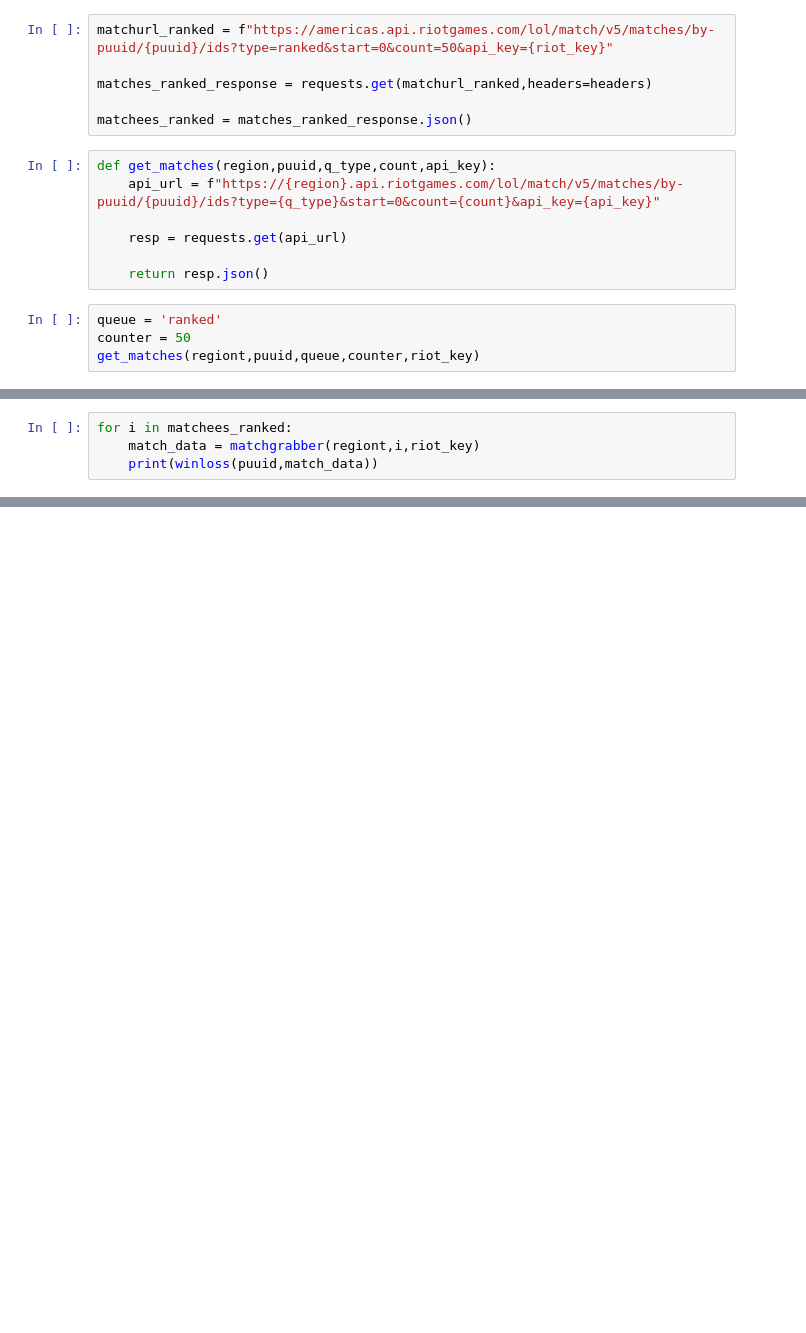
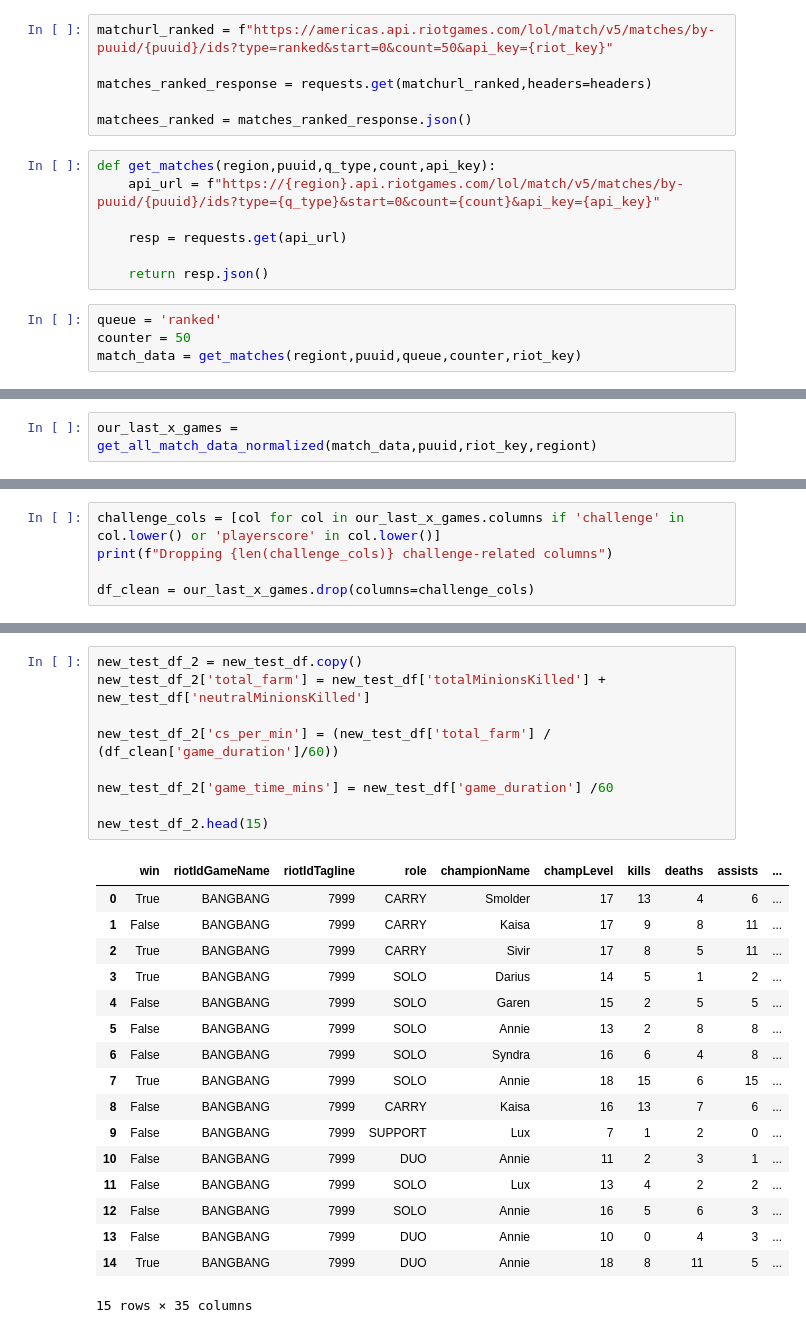
Before and after one commit to wg-999/leaguedata, a Jupyter notebook: notebooks/exploration/firsttests.ipynb, the cells around one changed output, grey strips where cells are left out. Drawn from its saved outputs; the diff is of its cells as text; blank space fills up the shorter version.

```diff
--- a/notebooks/exploration/firsttests.ipynb
+++ b/notebooks/exploration/firsttests.ipynb
@@ -170,4 +136,4 @@ def get_matches(region,puuid,q_type,count,api_key):
 # %%
 queue = 'ranked'
 counter = 50
-get_matches(regiont,puuid,queue,counter,riot_key)
+match_data = get_matches(regiont,puuid,queue,counter,riot_key)
@@ -192,4 +139,0 @@ get_matches(regiont,puuid,queue,counter,riot_key)
-# %%
-for i in matchees_ranked:
-    match_data = matchgrabber(regiont,i,riot_key)
-    print(winloss(puuid,match_data))
@@ -213,0 +226,2 @@ False
+# %%
+our_last_x_games = get_all_match_data_normalized(match_data,puuid,riot_key,regiont)
@@ -213,0 +266,5 @@ False
+# %%
+challenge_cols = [col for col in our_last_x_games.columns if 'challenge' in col.lower() or 'playerscore' in col.lower()]
+print(f"Dropping {len(challenge_cols)} challenge-related columns")
+
+df_clean = our_last_x_games.drop(columns=challenge_cols)
@@ -213,0 +335,27 @@ False
+# %%
+new_test_df_2 = new_test_df.copy()
+new_test_df_2['total_farm'] = new_test_df['totalMinionsKilled'] + new_test_df['neutralMinionsKilled']
+
+new_test_df_2['cs_per_min'] = (new_test_df['total_farm'] / (df_clean['game_duration']/60))
+
+new_test_df_2['game_time_mins'] = new_test_df['game_duration'] /60
+
+new_test_df_2.head(15)
+# %% [output]
+|  | win | riotIdGameName | riotIdTagline | role | championName | champLevel | kills | deaths | assists | ... |
+| 0 | True | BANGBANG | 7999 | CARRY | Smolder | 17 | 13 | 4 | 6 | ... |
+| 1 | False | BANGBANG | 7999 | CARRY | Kaisa | 17 | 9 | 8 | 11 | ... |
+| 2 | True | BANGBANG | 7999 | CARRY | Sivir | 17 | 8 | 5 | 11 | ... |
+| 3 | True | BANGBANG | 7999 | SOLO | Darius | 14 | 5 | 1 | 2 | ... |
+| 4 | False | BANGBANG | 7999 | SOLO | Garen | 15 | 2 | 5 | 5 | ... |
+| 5 | False | BANGBANG | 7999 | SOLO | Annie | 13 | 2 | 8 | 8 | ... |
+| 6 | False | BANGBANG | 7999 | SOLO | Syndra | 16 | 6 | 4 | 8 | ... |
+| 7 | True | BANGBANG | 7999 | SOLO | Annie | 18 | 15 | 6 | 15 | ... |
+| 8 | False | BANGBANG | 7999 | CARRY | Kaisa | 16 | 13 | 7 | 6 | ... |
+| 9 | False | BANGBANG | 7999 | SUPPORT | Lux | 7 | 1 | 2 | 0 | ... |
+| 10 | False | BANGBANG | 7999 | DUO | Annie | 11 | 2 | 3 | 1 | ... |
+| 11 | False | BANGBANG | 7999 | SOLO | Lux | 13 | 4 | 2 | 2 | ... |
+| 12 | False | BANGBANG | 7999 | SOLO | Annie | 16 | 5 | 6 | 3 | ... |
+| 13 | False | BANGBANG | 7999 | DUO | Annie | 10 | 0 | 4 | 3 | ... |
+| 14 | True | BANGBANG | 7999 | DUO | Annie | 18 | 8 | 11 | 5 | ... |
+15 rows × 35 columns
```
Also changed, not shown: parts of 22 cells of this notebook.
